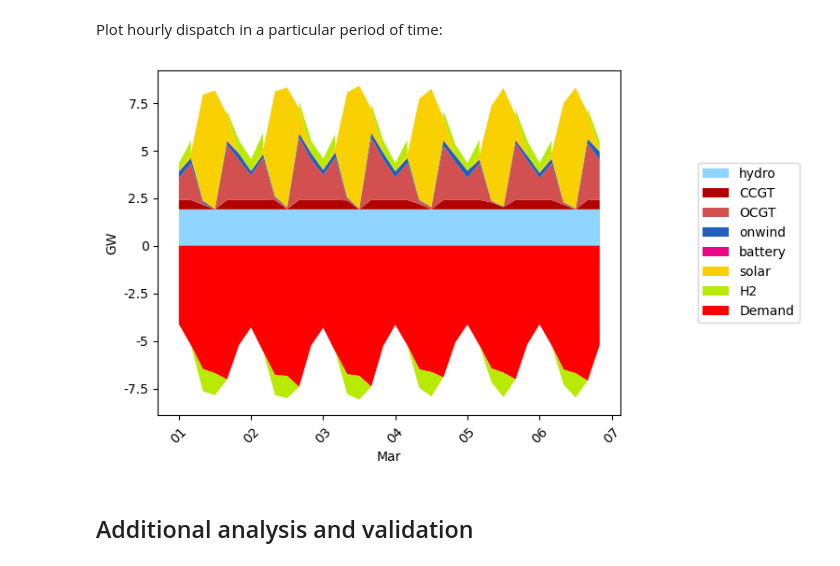
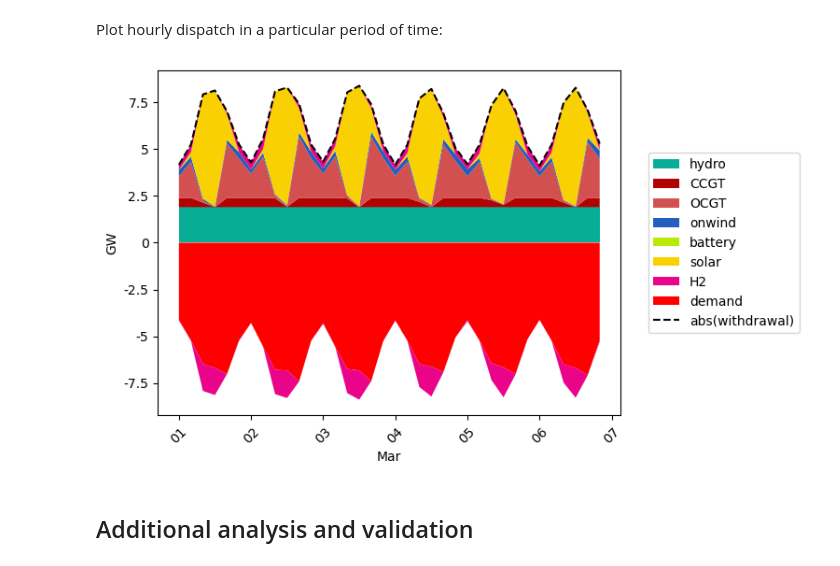
Before and after one commit to mt7180/documentation, a Jupyter notebook: notebooks/sample_network_analysis.ipynb, the cells around one changed output. Cells and saved outputs as stored; diff of their text form; code cells hidden in the pictures.

Commit message:
fix stackplot with hourly dispatch: replace H2 p at storage with grid supply/ withdrawal from H2 for clearer power balance

```diff
--- a/notebooks/sample_network_analysis.ipynb
+++ b/notebooks/sample_network_analysis.ipynb
@@ -346,58 +346,58 @@ OCGT = n.generators_t.p.loc[first_date:second_date].T.groupby(n.generators.carri
 Onwind = n.generators_t.p.loc[first_date:second_date].T.groupby(n.generators.carrier).sum().loc["onwind"]
 solar = n.generators_t.p.loc[first_date:second_date].T.groupby(n.generators.carrier).sum().loc["solar"]
 H2 = n.stores_t.p.loc[first_date:second_date].T.groupby(n.stores.carrier).sum().loc["H2"]
+battery = n.stores_t.p.loc[first_date:second_date].T.groupby(n.stores.carrier).sum().loc["battery"]
 hydro = n.storage_units_t.p.loc[first_date:second_date].T.groupby(n.storage_units.carrier).sum().loc['hydro']
-battery = n.stores_t.p.loc[first_date:second_date].T.groupby(n.stores.carrier).sum().loc["battery"]
+H2_charge = n.links_t.p0.loc[first_date:second_date].T.groupby(n.links.carrier).sum().loc['H2 electrolysis']*-1
+H2_discharge = n.links_t.p1.loc[first_date:second_date].T.groupby(n.links.carrier).sum().loc['H2 fuel cell']*-1
+battery_charge = n.links_t.p0.loc[first_date:second_date].T.groupby(n.links.carrier).sum().loc['battery charger']*-1
+battery_discharge = n.links_t.p1.loc[first_date:second_date].T.groupby(n.links.carrier).sum().loc['battery discharger']*-1
 demand = n.loads_t.p_set.loc[first_date:second_date].sum(axis=1)*-1
 
-demand.name = 'Demand'
+# names for labels
+demand.name = 'demand'
+H2_charge.name = "H2"
+H2_discharge.name = "H2"
+battery_charge.name = 'battery'
+battery_discharge.name = 'battery'
 
 fig, ax=plt.subplots()
 
-color_map = {
-    'CCGT': '#b20101',
-    'OCGT': '#d35050',
-    'H2': '#b8ea04',
-    'onwind': '#235ebc',
-    'battery': '#ea048a',
-    'solar': '#f9d002',
-    'hydro': '#90D5FF',
-    'Demand': '#FF0000',
-}
-
 plt.stackplot(
     CCGT.index,
-    data:=(hydro.where(hydro > 0, 0), CCGT,OCGT, Onwind, battery.where(battery > 0,0), solar, H2.where(H2>0)),
-    labels=[key.name for key in data],
-    colors=[color_map[key.name] for key in data],
-    zorder = 3
+    supply:=(hydro.where(hydro > 0, 0), CCGT, OCGT, Onwind, battery_discharge, solar, H2_discharge),
+    labels=[key.name for key in supply],
+    colors=[n.carriers.color.get(source.name, default="gray") for source in supply],
+    zorder = 99
 )
 plt.stackplot(
     CCGT.index,
-    data:=(demand, battery.where(battery < 0,0), H2.where(H2 < 0, 0), hydro.where(hydro < 0, 0)),
-    labels=[key.name for key in data],
-    colors=[color_map[key.name] for key in data],
-    zorder = 3
+    withdrawal:=(demand, battery_charge, H2_charge, hydro.where(hydro < 0, 0)),
+    labels=[source.name for source in withdrawal],
+    colors=[n.carriers.color.get(key.name, default="red") for key in withdrawal],
+    zorder = 1
 )
+plt.plot(sum(withdrawal).abs(), color = "black", label='abs(withdrawal)', linestyle='dashed', zorder=100)
+
 
 plt.xticks(rotation = 45)
 plt.yticks()
 scale_y = 1e3
 ticks_y = ticker.FuncFormatter(lambda x, pos: '{0:g}'.format(x/scale_y))
 ax.yaxis.set_major_formatter(ticks_y)
 myFmt = mdates.DateFormatter('%d')
 ax.xaxis.set_major_formatter(myFmt)
 ax.set_ylabel('GW')
 ax.set_xlabel('Mar')
 
 handles, labels = ax.get_legend_handles_labels()
 unique_labels = dict(zip(labels, handles))  # remove duplicates
 
 plt.legend(unique_labels.values(), unique_labels.keys(), loc="center right", bbox_to_anchor=(1.4, 0.5))
 plt.show()
 #fig.savefig("path")
 # %% [output]
-[figure, old version]
+[figure, new version]
 # %% [markdown]
 ## Additional analysis and validation
 # %% [markdown]
```
Also changed, not shown: parts of 7 cells of this notebook.
